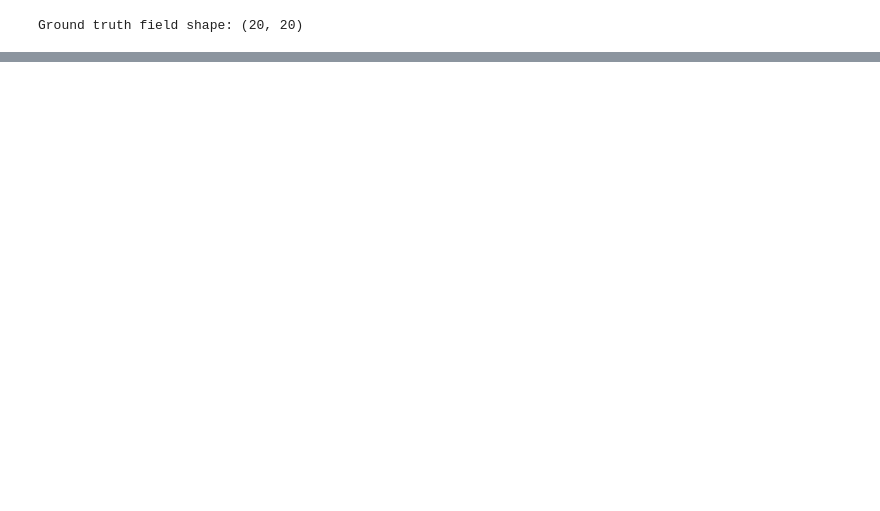
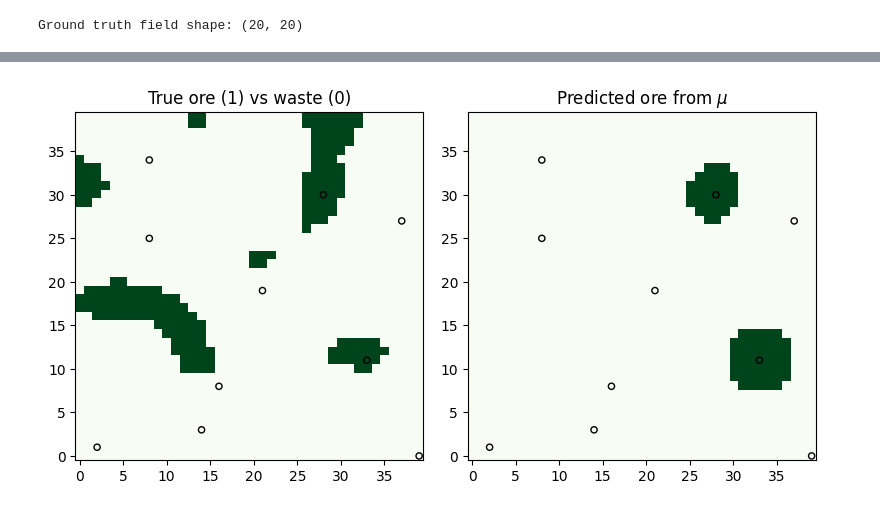
Before and after one commit to nicozez/GeoStats, a Jupyter notebook: 2dgrid_GP.ipynb, the cells around one changed output, grey strips where cells are left out. Drawn from its saved outputs; the diff is of its cells as text; code cells hidden in the pictures; blank space fills up the shorter version.

```diff
--- a/2dgrid_GP.ipynb
+++ b/2dgrid_GP.ipynb
@@ -131,0 +164,22 @@ Posterior covariance shape: (400, 400)
+# %%
+#what do we think is ore vs is not?
+g_cut = 1.0
+
+true_ore_mask = (G_true >= g_cut).reshape(N, N)
+pred_ore_mask = (mu >= g_cut).reshape(N, N)
+fig, axes = plt.subplots(1, 2, figsize=(8, 4))
+
+axes[0].imshow(true_ore_mask, origin="lower", cmap="Greens")
+axes[0].set_title("True ore (1) vs waste (0)")
+axes[1].imshow(pred_ore_mask, origin="lower", cmap="Greens")
+axes[1].set_title("Predicted ore from $\mu$")
+
+for ax in axes:
+    if len(drilled_coords) > 0:
+        ax.scatter(drilled_coords[:,1], drilled_coords[:,0],
+                   s=20, edgecolor="k", facecolor="none")
+
+plt.tight_layout()
+plt.show()
+# %% [output]
+[figure, added]
```
Also changed, not shown: parts of 11 cells of this notebook.
